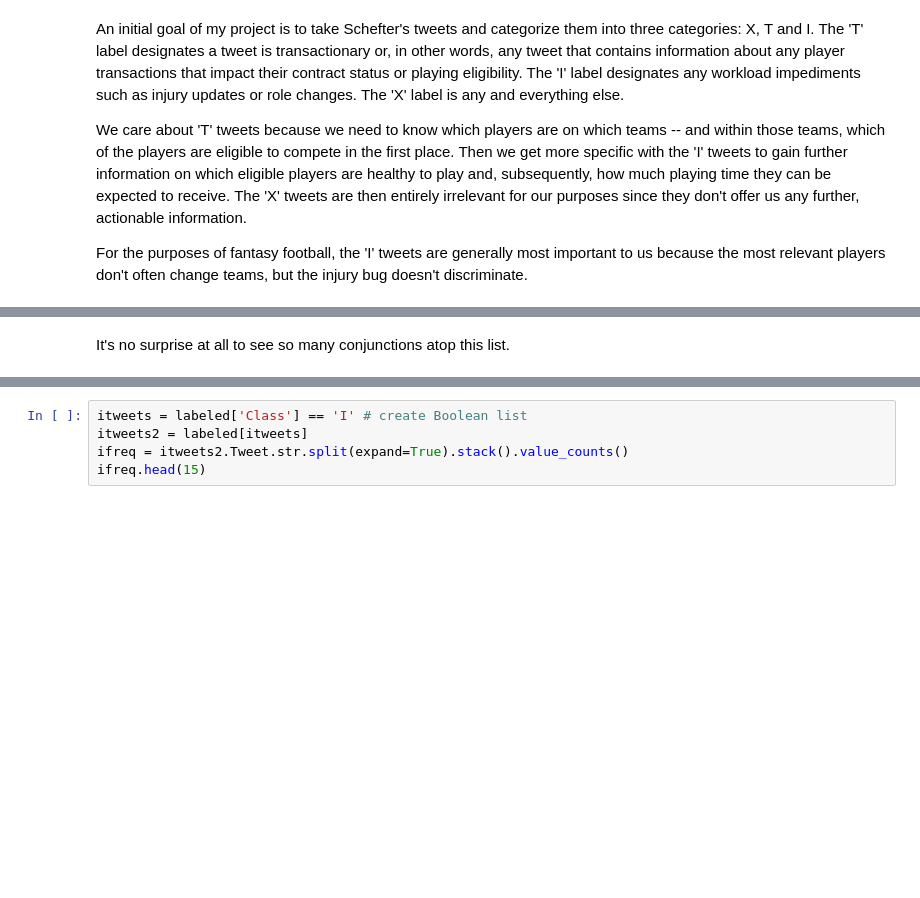
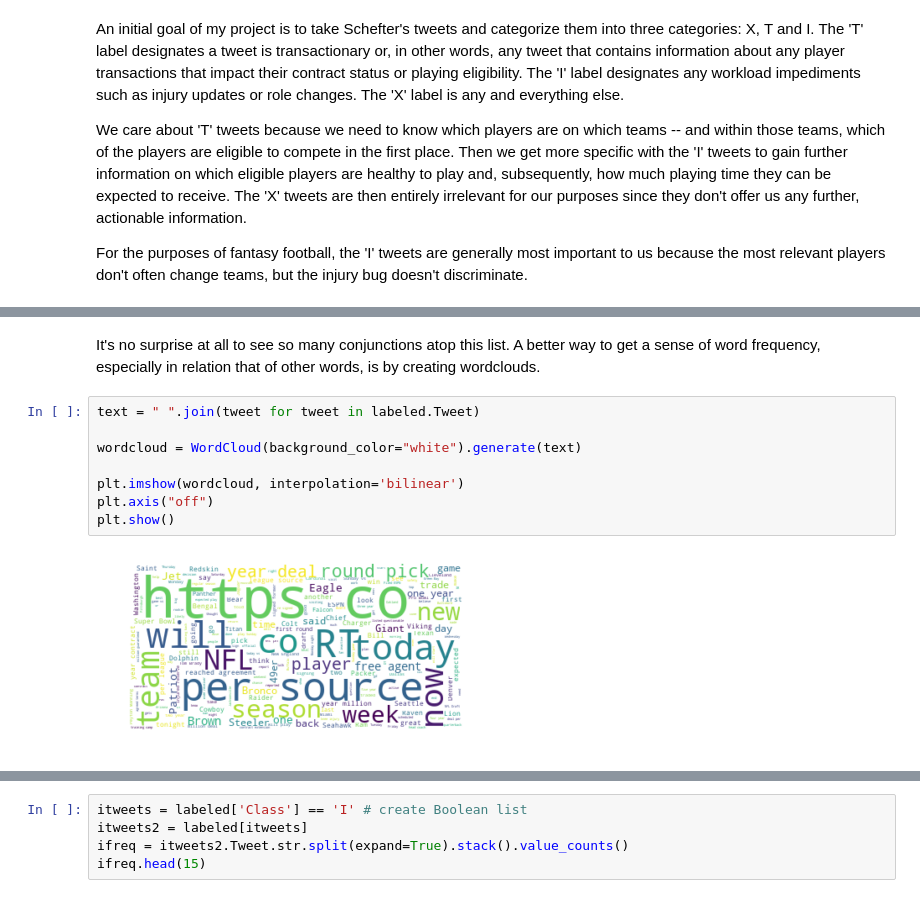
Before and after one commit to lelarson/Springboard, a Jupyter notebook: CP1 Data Story.ipynb, the cells around one changed output, grey strips where cells are left out. Saved outputs shown, nothing was run; the diff lists cells and outputs as text; blank space fills up the shorter version.

```diff
--- a/CP1 Data Story.ipynb
+++ b/CP1 Data Story.ipynb
@@ -180,4 +177,14 @@ his      3176
 be       3112
 dtype: int64
 # %% [markdown]
-It's no surprise at all to see so many conjunctions atop this list.
+It's no surprise at all to see so many conjunctions atop this list. A better way to get a sense of word frequency, especially in relation that of other words, is by creating wordclouds.
+# %%
+text = " ".join(tweet for tweet in labeled.Tweet)
+
+wordcloud = WordCloud(background_color="white").generate(text)
+
+plt.imshow(wordcloud, interpolation='bilinear')
+plt.axis("off")
+plt.show()
+# %% [output]
+[figure, added]
```
Also changed, not shown: parts of 20 cells of this notebook.
